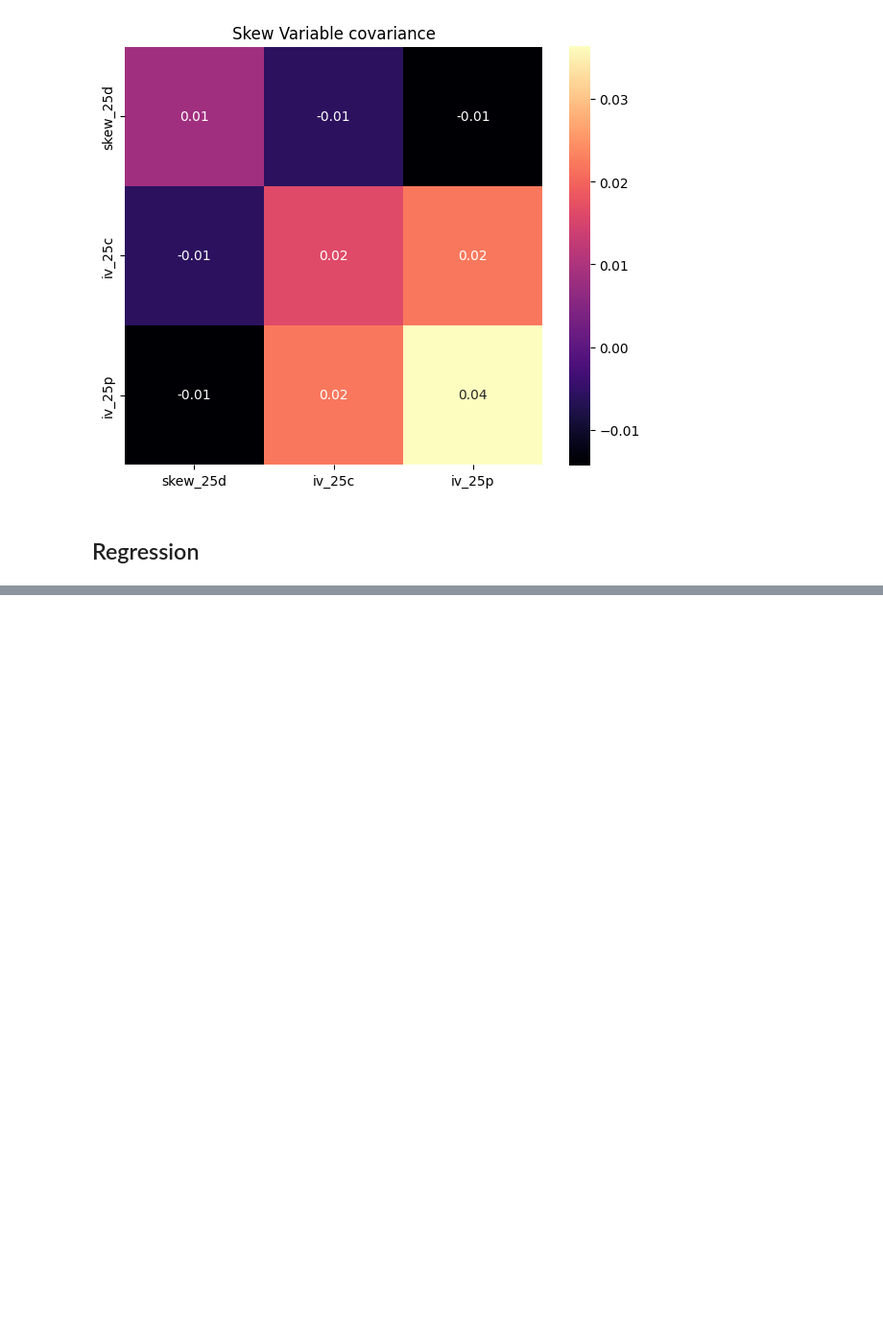
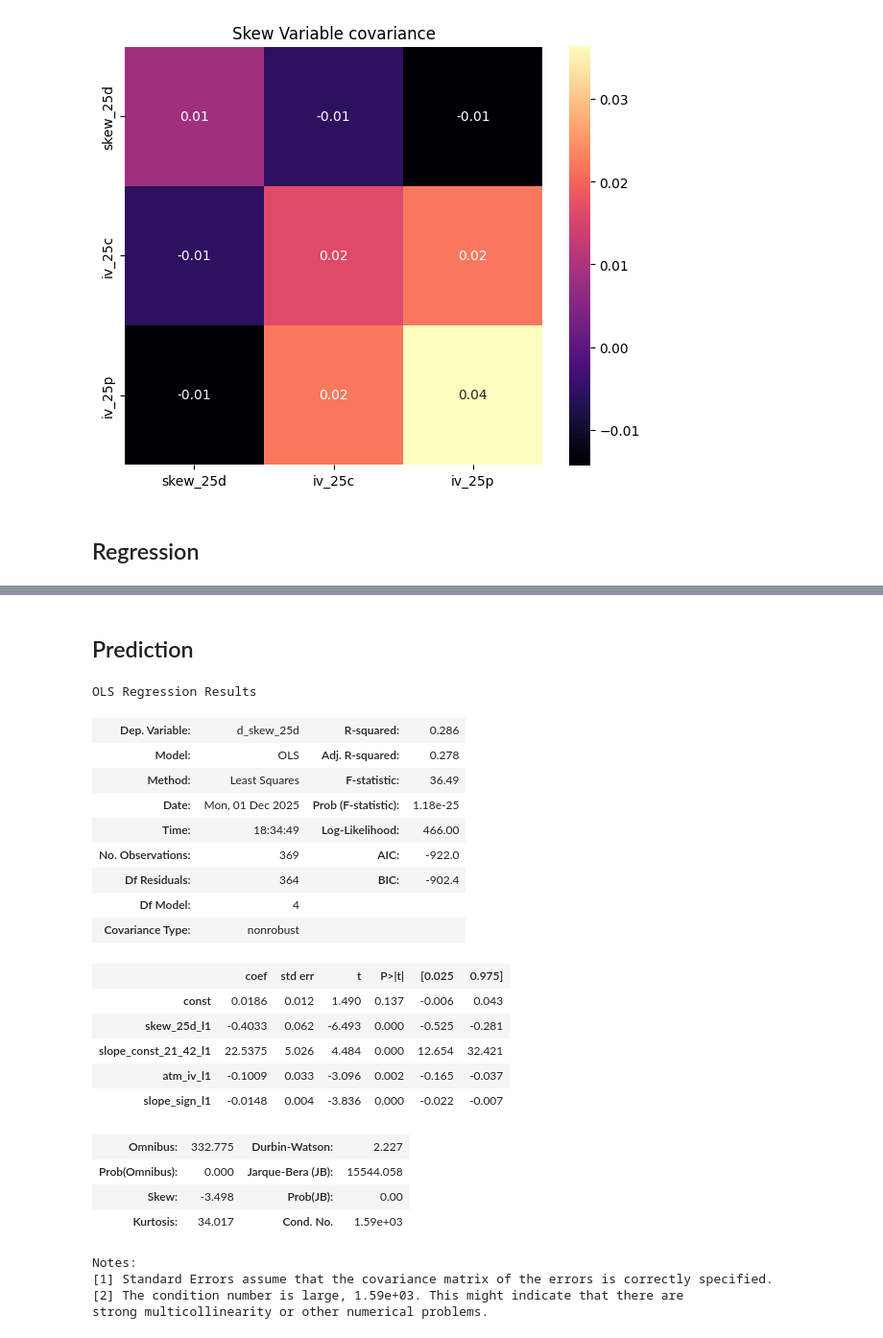
Before and after one commit to aleehtaa/finm37000-2025, a Jupyter notebook: project/modeling.ipynb, the cells around one changed output, grey strips where cells are left out. Shown at 96% size. Cells and saved outputs as stored; diff of their text form; code cells hidden in the pictures; blank space fills up the shorter version.

Commit message:
all models/predictions done

```diff
--- a/project/modeling.ipynb
+++ b/project/modeling.ipynb
@@ -77,0 +122,47 @@ strong multicollinearity or other numerical problems.
+# %% [markdown]
+## Prediction
+# %%
+# sort and build t+1 target
+data = data.sort_values(["underlying", "date"])
+data["skew_25d_l1"] = data.groupby("underlying")["skew_25d"].shift(1)
+data["slope_const_21_42_l1"] = data.groupby("underlying")["slope_const_21_42"].shift(1)
+data["atm_iv_l1"] = data.groupby("underlying")["atm_iv"].shift(1)
+data["slope_sign_l1"] = data.groupby("underlying")["slope_sign"].shift(1)
+
+data["d_skew_25d"] = data["skew_25d"] - data["skew_25d_l1"]
+
+X_cols = ["skew_25d_l1", "slope_const_21_42_l1", "atm_iv_l1", "slope_sign_l1"]
+df_reg = data.dropna(subset=["d_skew_25d"] + X_cols)
+
+pred_model = fit_ols_sm(df_reg, "d_skew_25d", X_cols)
+
+html = pred_model.summary().as_html()
+display(HTML(
+    "<div style='background:white;color:black;padding:10px;font-family:\"Times New Roman\", Times, serif'>"
+    f"{html}</div>"
+))
+# %% [output]
+OLS Regression Results
+| Dep. Variable: | d_skew_25d | R-squared: | 0.286 |
+| Model: | OLS | Adj. R-squared: | 0.278 |
+| Method: | Least Squares | F-statistic: | 36.49 |
+| Date: | Mon, 01 Dec 2025 | Prob (F-statistic): | 1.18e-25 |
+| Time: | 18:34:49 | Log-Likelihood: | 466.00 |
+| No. Observations: | 369 | AIC: | -922.0 |
+| Df Residuals: | 364 | BIC: | -902.4 |
+| Df Model: | 4 |  |  |
+| Covariance Type: | nonrobust |  |  |
+|  | coef | std err | t | P>|t| | [0.025 | 0.975] |
+| const | 0.0186 | 0.012 | 1.490 | 0.137 | -0.006 | 0.043 |
+| skew_25d_l1 | -0.4033 | 0.062 | -6.493 | 0.000 | -0.525 | -0.281 |
+| slope_const_21_42_l1 | 22.5375 | 5.026 | 4.484 | 0.000 | 12.654 | 32.421 |
+| atm_iv_l1 | -0.1009 | 0.033 | -3.096 | 0.002 | -0.165 | -0.037 |
+| slope_sign_l1 | -0.0148 | 0.004 | -3.836 | 0.000 | -0.022 | -0.007 |
+| Omnibus: | 332.775 | Durbin-Watson: | 2.227 |
+| Prob(Omnibus): | 0.000 | Jarque-Bera (JB): | 15544.058 |
+| Skew: | -3.498 | Prob(JB): | 0.00 |
+| Kurtosis: | 34.017 | Cond. No. | 1.59e+03 |
+Notes:
+[1] Standard Errors assume that the covariance matrix of the errors is correctly specified.
+[2] The condition number is large, 1.59e+03. This might indicate that there are
+strong multicollinearity or other numerical problems.
```
Also changed, not shown: parts of 6 cells of this notebook.
